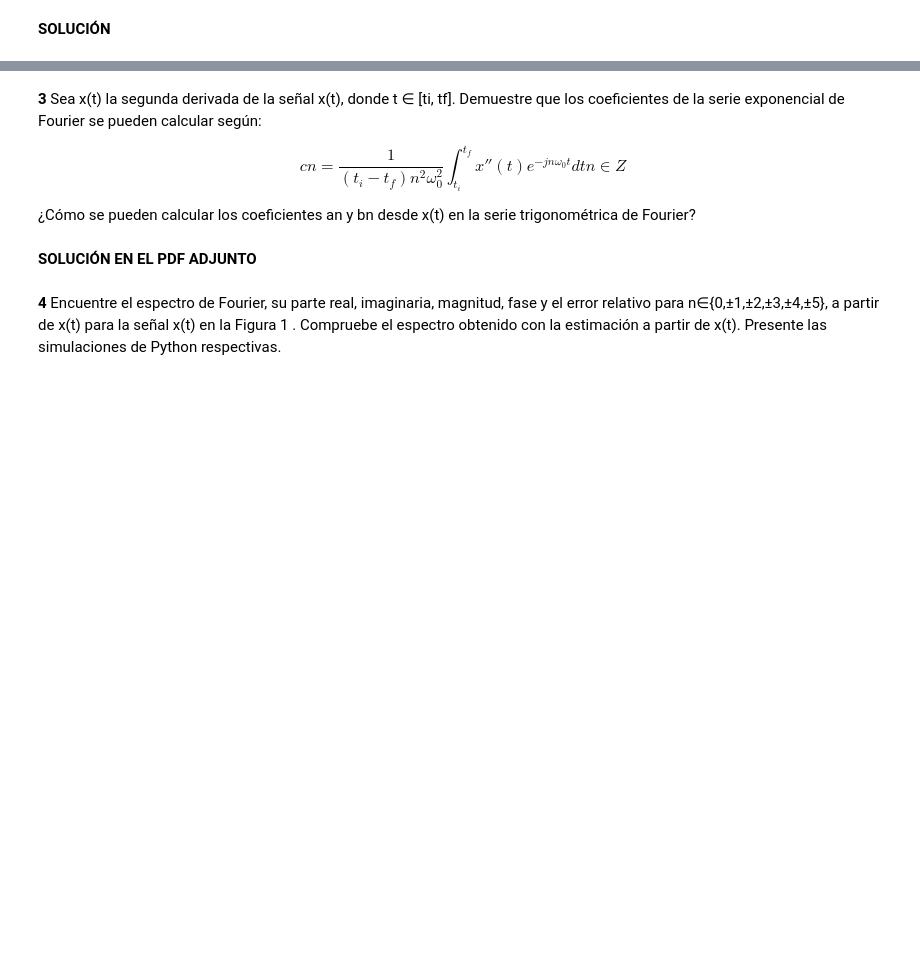
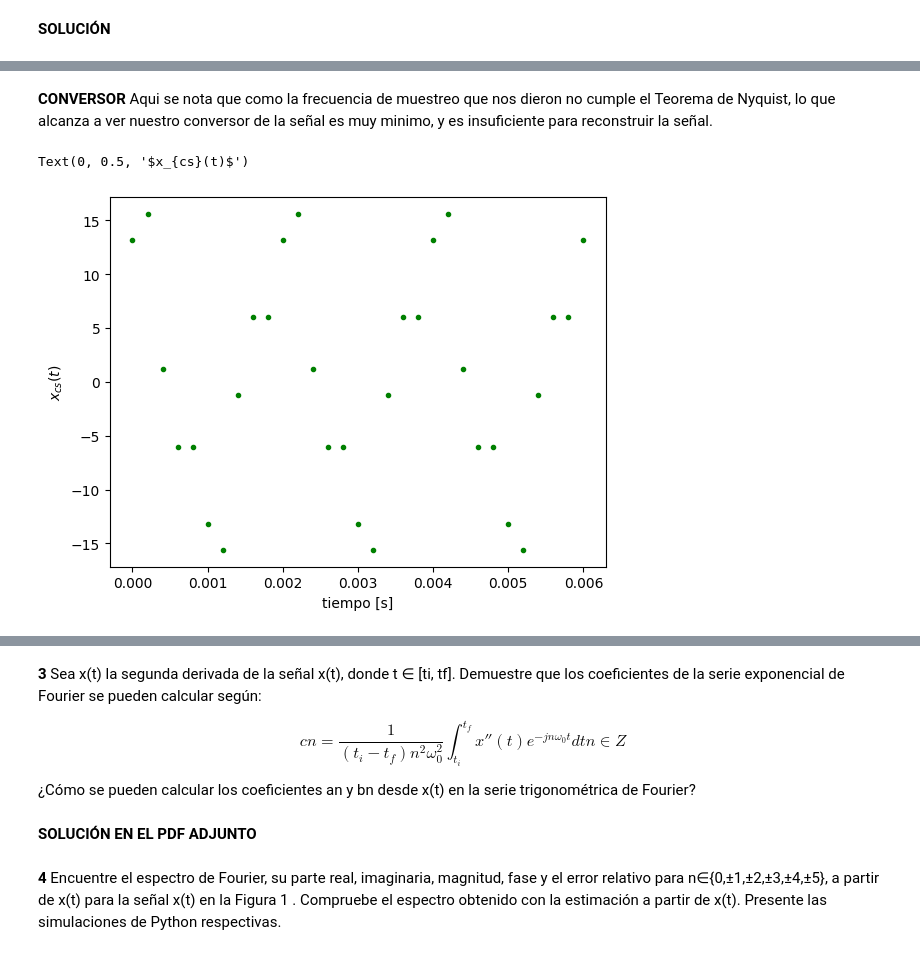
Before and after one commit to jbarahonab-lang/SYS-2025-2, a Jupyter notebook: 1_PARCIAL_SYS_.ipynb, the cells around one changed output, grey strips where cells are left out. Cells and saved outputs as stored; diff of their text form; code cells hidden in the pictures; blank space fills up the shorter version.

```diff
--- a/1_PARCIAL_SYS_.ipynb
+++ b/1_PARCIAL_SYS_.ipynb
@@ -302,0 +167,28 @@ Filtro antialiasing: Pasa-bajos con fc ≤ 6000.0 Hz
+# %% [markdown]
+**CONVERSOR** Aqui se nota que como la frecuencia de muestreo que nos dieron no cumple el Teorema de Nyquist, lo que alcanza a ver nuestro conversor de la señal es muy minimo, y es insuficiente para reconstruir la señal.
+# %%
+#muy bien, ahora digitalizamos la señal
+from scipy.spatial.distance import cdist #esto se copio y se pego de uno de los cuadernos facilitados por el profesor, usaremos las funciones definidas por él para nuestra solución
+
+vcuant=np.linspace(-18,18,2**4) #creamos un vector que define que valores puede tomar nuestra función en el eje y, el número de muestras viene dado por 2**nbits, en nuestro problema, 4 bits
+#función cuantización punto a punto
+
+#esta función se copio y se pego como venia de un cuaderno facilitado por el profe
+def my_cuantizador(yn, vq) : #yn punto a #cuantizar, vq vector de estados
+
+  Ne = vq.shape[0] #tamaño vector de estados
+  dn = cdist(yn.reshape(-1,1),vq.reshape(-1,1))#distancia yn a vector estados, reshape(-1,1) asegura vectores columna para poder utilizar cdist
+  ind = np.argmin(dn) #posición distancia min
+  return vq[ind]
+for i in range(xdis1.shape[0]): #este for se copio y se pego tal cual del mismo cuaderno, es para que vaya comparando cada elemento de la señal discretizada con el vector que define que estados puede tomar la señal y vaya generando un vector con los valores digitalizados
+   if i==0: #primera muestra
+     senalq = my_cuantizador(xdis1[i],vcuant)
+   else:
+     senalq = np.append(senalq,my_cuantizador(xdis1[i],vcuant))
+
+plt.plot(tvecdis1,senalq,"g.",label="señal digitalizada con Fs=5500Hz y 4 bits") #a ver como quedo x3
+plt.xlabel('tiempo [s]')
+plt.ylabel('$x_{cs}(t)$')
+# %% [output]
+Text(0, 0.5, '$x_{cs}(t)$')
+[figure, added]
```
Also changed, not shown: parts of 26 cells of this notebook.
